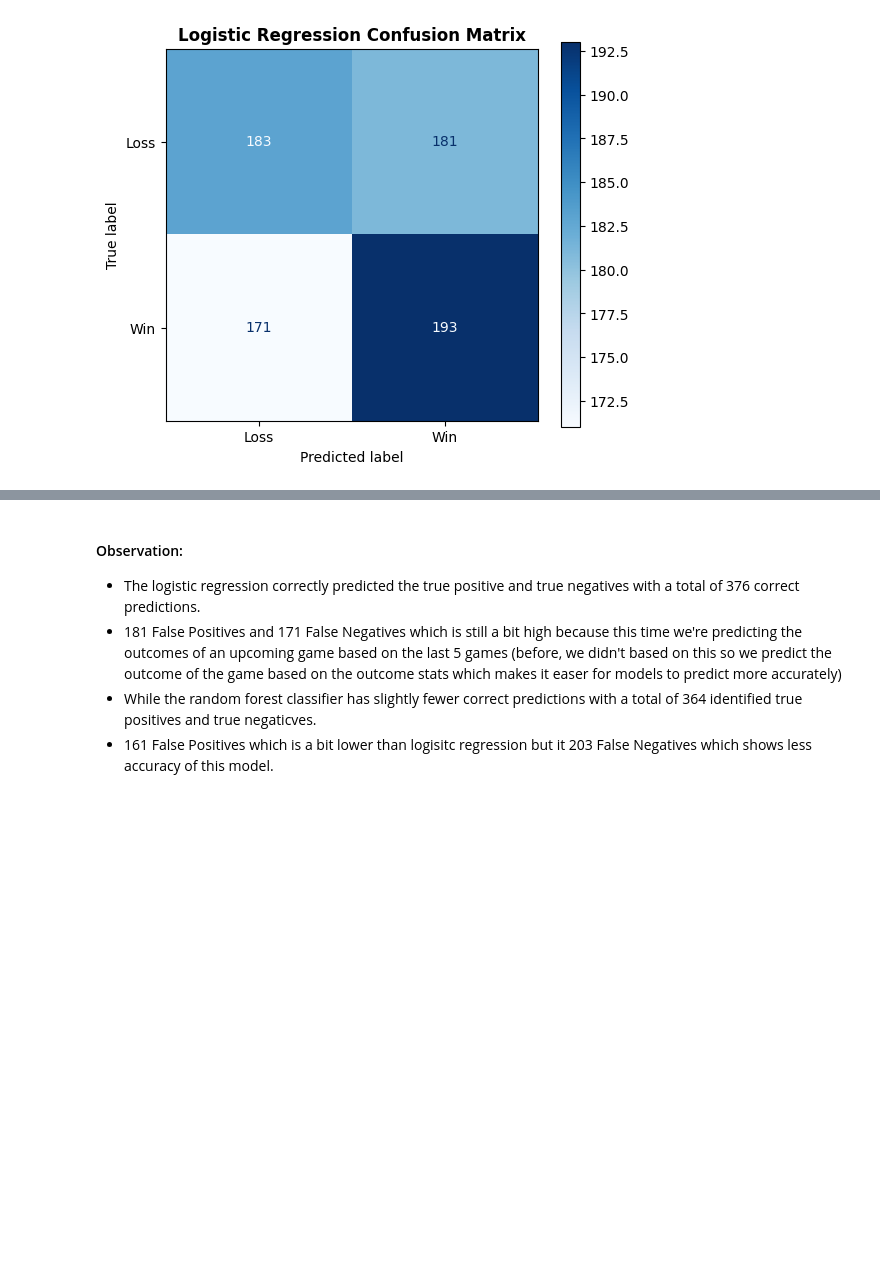
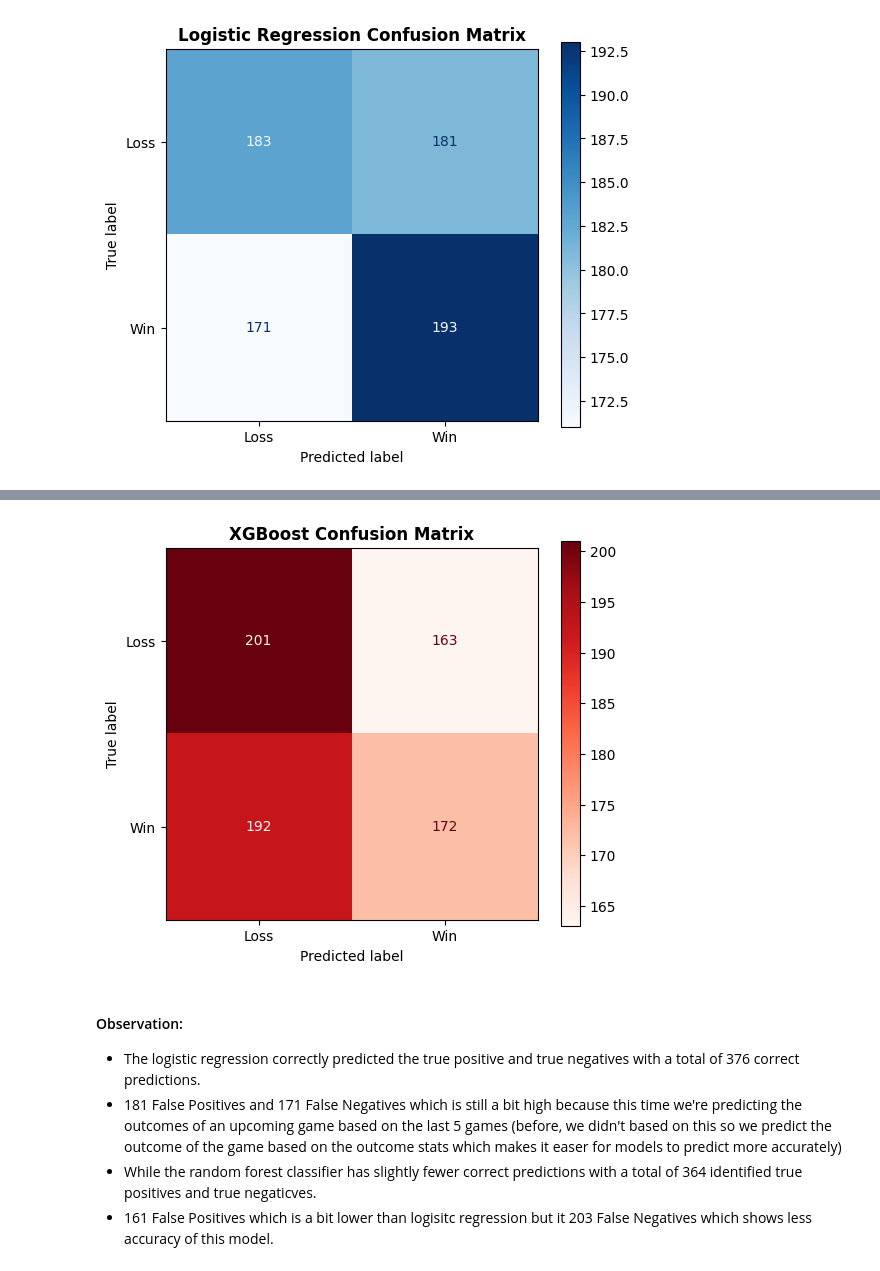
Before and after one commit to jamessabby/boxscore_ai, a Jupyter notebook: model.ipynb, the cells around one changed output, grey strips where cells are left out. Cells and saved outputs as stored; diff of their text form; code cells hidden in the pictures; blank space fills up the shorter version.

```diff
--- a/model.ipynb
+++ b/model.ipynb
@@ -106,3 +120,4 @@ X_test = scaler.transform(X_test)   # uses the trained data and compare to tests
 # %%
 log_reg = LogisticRegression()
 clf = RandomForestClassifier(n_estimators=100, random_state=42)
+xgboost = XGBClassifier()
@@ -109,9 +127,11 @@ clf = RandomForestClassifier(n_estimators=100, random_state=42)
 # %%
 log_reg.fit(X_train, y_train)
 clf.fit(X_train, y_train)
+xgboost.fit(X_train, y_train)
 
 y1_pred = log_reg.predict(X_test)
 y2_pred = clf.predict(X_test)
+y3_pred = xgboost.predict(X_test)
 
 print("Classification report of Logistic Regression")
 print(classification_report(y_test, y1_pred))
@@ -119,6 +139,10 @@ print(classification_report(y_test, y1_pred))
 
 print("Classification report of Random Forest Classifier")
 print(classification_report(y_test, y2_pred))
+
+
+print("Classification report of XGBoost Classifier")
+print(classification_report(y_test, y3_pred))
 # %% [output]
 Classification report of Logistic Regression
               precision    recall  f1-score   support
@@ -144,6 +166,7 @@ weighted avg       0.50      0.50      0.50       728
 # %%
 conf_matrix1 = confusion_matrix(y_test, y1_pred)
 conf_matrix2 = confusion_matrix(y_test, y2_pred)
+conf_matrix3 = confusion_matrix(y_test, y3_pred)
 # %%
 # Logistic Regression confusion matrix
 fig, ax = plt.subplots(figsize=(6, 5))
@@ -167,3 +190,13 @@ plt.show()
+# %%
+# XGBoost Confusion Matrix Plot
+fig, ax = plt.subplots(figsize=(6, 5))
+cm_display3 = metrics.ConfusionMatrixDisplay(confusion_matrix = conf_matrix3, display_labels=['Loss', 'Win'])
+
+cm_display3.plot(cmap="Reds", ax=ax)
+ax.set_title("XGBoost Confusion Matrix", fontsize=12, fontweight="bold")
+plt.show()
+# %% [output]
+[figure, added]
 # %% [markdown]
 #### Observation:
 
```
Also changed, not shown: parts of 6 cells of this notebook, 1 other file.
